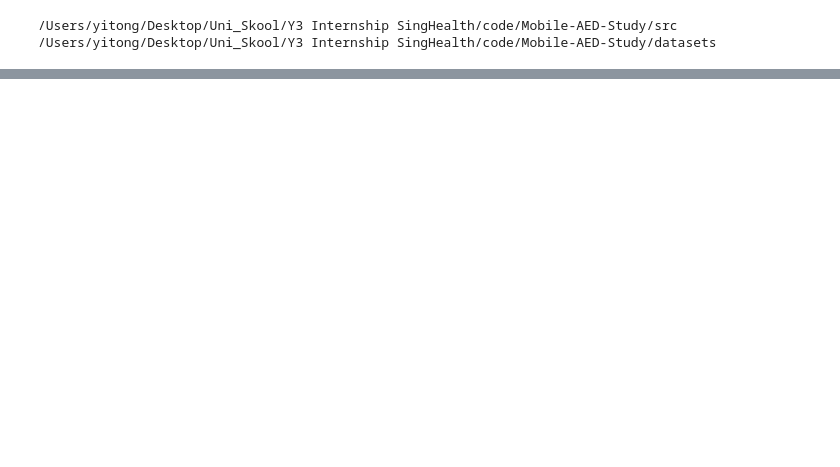
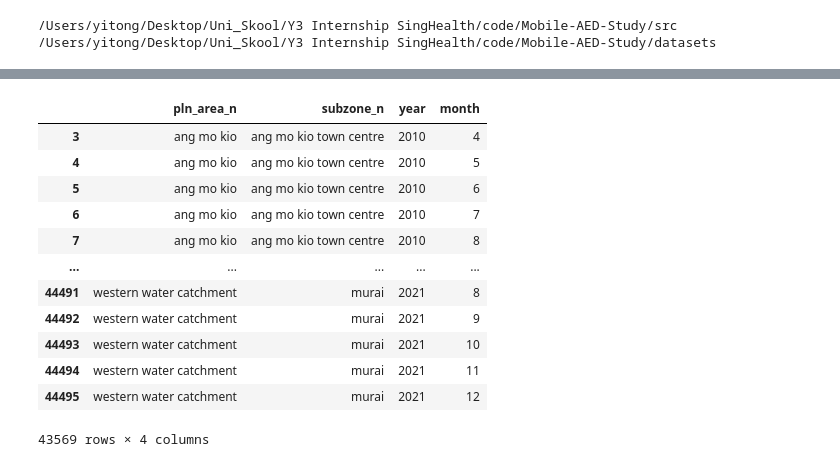
Before and after one commit to axellee1994/AED-OHCA, a Jupyter notebook: src/scripts/logistic_regression_step/map_ohca_counts_to_subzone.ipynb, the cells around one changed output, grey strips where cells are left out. Cells and saved outputs as stored; diff of their text form; code cells hidden in the pictures; blank space fills up the shorter version.

```diff
--- a/src/scripts/logistic_regression_step/map_ohca_counts_to_subzone.ipynb
+++ b/src/scripts/logistic_regression_step/map_ohca_counts_to_subzone.ipynb
@@ -36,0 +52,4 @@ ohca_points
+# %%
+gdf_ohca = ohca_points.to_crs(epsg=3414)
+gdf_subzone_2014 = subzone_2014.to_crs(epsg=3414)
+gdf_subzone_2019 = subzone_2019.to_crs(epsg=3414)
@@ -36,0 +77,8 @@ ohca_points
+# %%
+ohca_2010_2018_joined['year'] = ohca_2010_2018_joined['Date of Incident'].dt.year
+ohca_2010_2018_joined['month'] = ohca_2010_2018_joined['Date of Incident'].dt.month
+
+ohca_2019_2021_joined['year'] = ohca_2019_2021_joined['Date of Incident'].dt.year
+ohca_2019_2021_joined['month'] = ohca_2019_2021_joined['Date of Incident'].dt.month
+
+display(ohca_2010_2018_joined[['Case #', 'pln_area_n', 'subzone_n', 'Date of Incident', 'year', 'month']].head())
@@ -36,0 +97,45 @@ ohca_points
+# %%
+ohca_2010_2018_joined
+
+sum_ohca_2010_2018_df = ohca_2010_2018_joined.groupby(['pln_area_n', 'subzone_n', 'year', 'month']).size().reset_index(name='incident_count')
+
+sum_ohca_2019_2021_df = ohca_2019_2021_joined.groupby(['pln_area_n', 'subzone_n', 'year', 'month']).size().reset_index(name='incident_count')
+
+save_to_filepath_2010_2018 = Path(BASE_DATASET_PATH / f"singapore_data/cleaned_data/ohca_data/ohca_2010_2018.csv")
+save_to_filepath_2019_2021 = Path(BASE_DATASET_PATH / f"singapore_data/cleaned_data/ohca_data/ohca_2019_2021.csv")
+sum_ohca_2010_2018_df.to_csv(save_to_filepath_2010_2018)
+sum_ohca_2019_2021_df.to_csv(save_to_filepath_2019_2021)
+# %%
+# create a backbone for logisitc regression,
+# where each subzone, planning area pair has an instance from year 2010 month 4 to year 2021 month 12
+# Define the timeframe: April 2010 to December 2021
+# combine the 2 ohca dataframes
+
+ohca_all_incidents = pd.concat([sum_ohca_2010_2018_df, sum_ohca_2019_2021_df], ignore_index=True)
+
+master_subzones = ohca_all_incidents[["pln_area_n", "subzone_n"]].drop_duplicates()
+
+years = np.arange(2010, 2022)
+months = np.arange(1, 13)
+
+# Create the backbone (Every Subzone x Every Year x Every Month)
+backbone = master_subzones.assign(k=1).merge(pd.DataFrame({'year': years, 'k': 1}), on='k')
+backbone = backbone.merge(pd.DataFrame({'month': months, 'k': 1}), on='k').drop('k', axis=1)
+
+# Filter to start from April 2010
+backbone = backbone[~((backbone['year'] == 2010) & (backbone['month'] < 4))].copy()
+backbone
+# %% [output]
+|  | pln_area_n | subzone_n | year | month |
+| 3 | ang mo kio | ang mo kio town centre | 2010 | 4 |
+| 4 | ang mo kio | ang mo kio town centre | 2010 | 5 |
+| 5 | ang mo kio | ang mo kio town centre | 2010 | 6 |
+| 6 | ang mo kio | ang mo kio town centre | 2010 | 7 |
+| 7 | ang mo kio | ang mo kio town centre | 2010 | 8 |
+| ... | ... | ... | ... | ... |
+| 44491 | western water catchment | murai | 2021 | 8 |
+| 44492 | western water catchment | murai | 2021 | 9 |
+| 44493 | western water catchment | murai | 2021 | 10 |
+| 44494 | western water catchment | murai | 2021 | 11 |
+| 44495 | western water catchment | murai | 2021 | 12 |
+43569 rows × 4 columns
```
Also changed, not shown: parts of 17 cells of this notebook, 27 other files.
